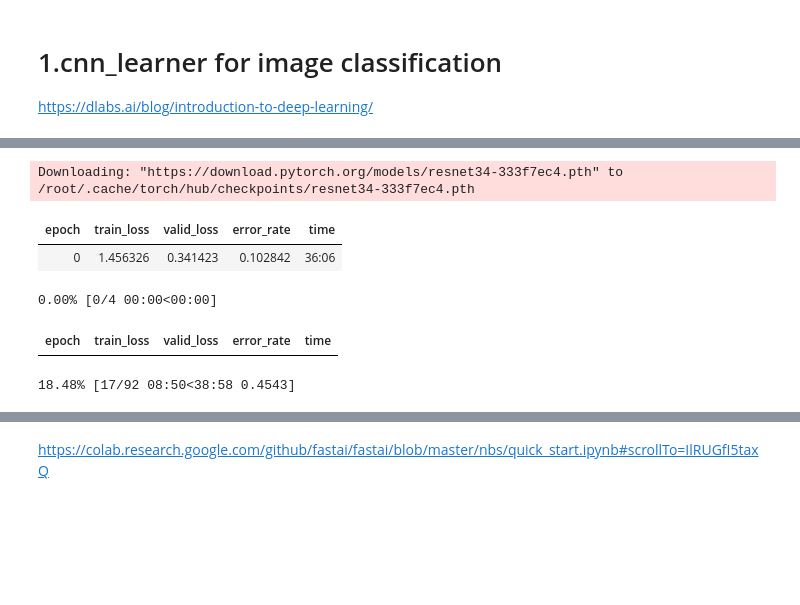
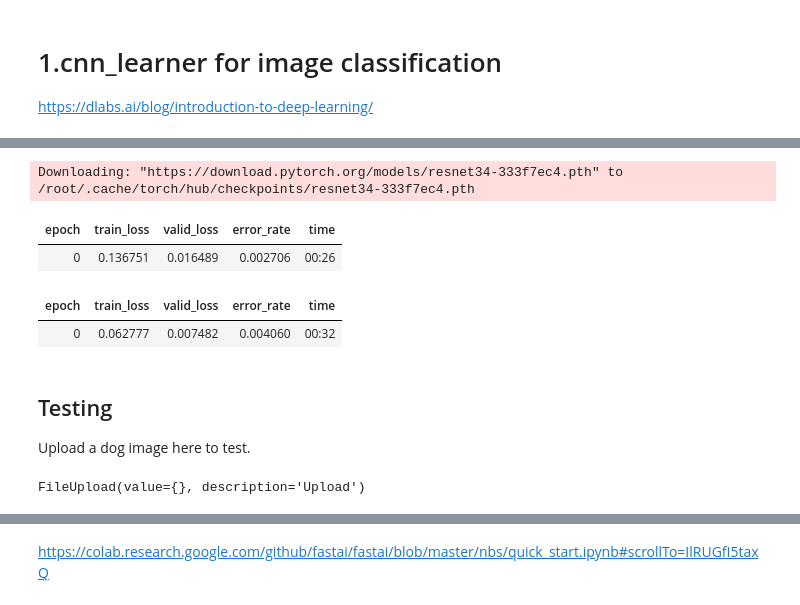
Before and after one commit to s-c-soma/Deeplearning-CMPE-258, a Jupyter notebook: Practice/Assignment1_part1_fastai.ipynb, the cells around one changed output, grey strips where cells are left out. Cells and saved outputs as stored; diff of their text form; code cells hidden in the pictures; blank space fills up the shorter version.

```diff
--- a/Practice/Assignment1_part1_fastai.ipynb
+++ b/Practice/Assignment1_part1_fastai.ipynb
@@ -19,22 +57,38 @@ https://dlabs.ai/blog/introduction-to-deep-learning/
 # %%
 #id first_training
 #caption Results from the first training
 # CLICK ME
 from fastai.vision.all import *
 path = untar_data(URLs.PETS)/'images'
 
+#function for cat
 def is_cat(x): return x[0].isupper()
+
+#function for dog
+def is_dog(x): return x[0].islower()
+
 dls = ImageDataLoaders.from_name_func(
     path, get_image_files(path), valid_pct=0.2, seed=42,
-    label_func=is_cat, item_tfms=Resize(224))
+    label_func=is_dog, item_tfms=Resize(224))
 
 learn = cnn_learner(dls, resnet34, metrics=error_rate)
 learn.fine_tune(1)
 # %% [output]
 [interactive output not drawn]
 Downloading: "https://download.pytorch.org/models/resnet34-333f7ec4.pth" to /root/.cache/torch/hub/checkpoints/resnet34-333f7ec4.pth
 | epoch | train_loss | valid_loss | error_rate | time |
-| 0 | 1.456326 | 0.341423 | 0.102842 | 36:06 |
+| 0 | 0.136751 | 0.016489 | 0.002706 | 00:26 |
-0.00% [0/4 00:00<00:00]
 | epoch | train_loss | valid_loss | error_rate | time |
+| 0 | 0.062777 | 0.007482 | 0.004060 | 00:32 |
-18.48% [17/92 08:50<38:58 0.4543]
+# %% [markdown]
+## Testing
+
+Upload a dog image here to test.
+# %%
+# Testing with my own image:
+import ipywidgets as widgets
+#hide_output
+uploader = widgets.FileUpload()
+uploader
+# %% [output]
+FileUpload(value={}, description='Upload')
```
Also changed, not shown: parts of 33 cells of this notebook.
